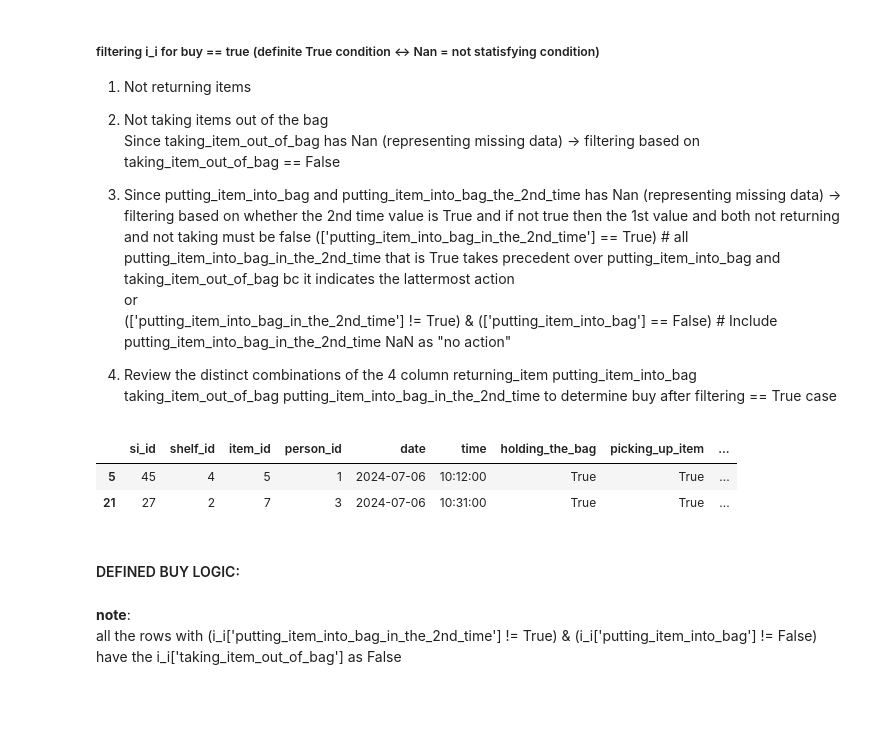
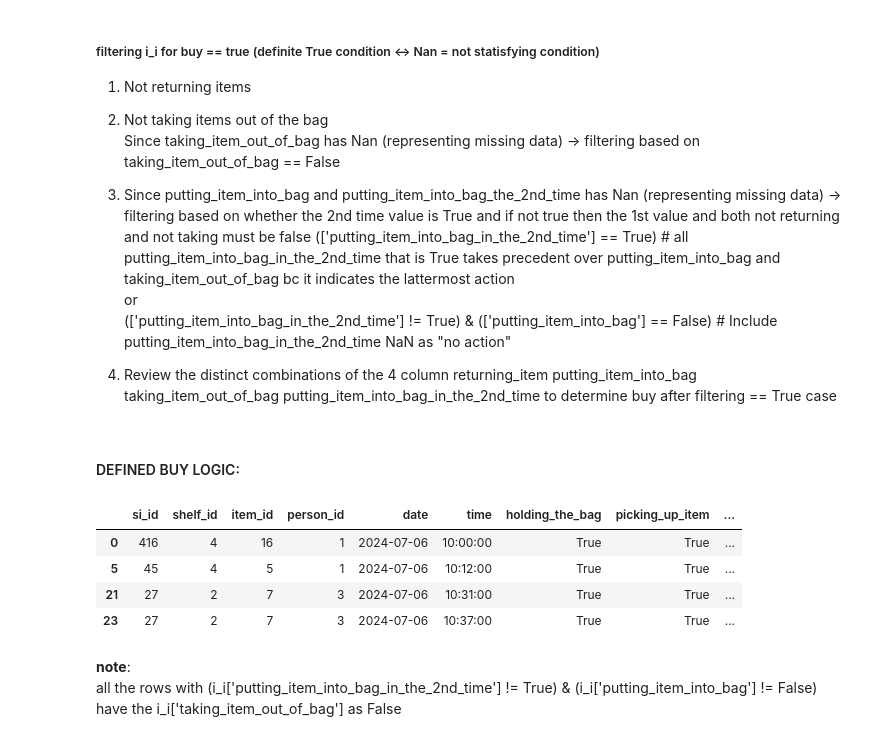
Before and after one commit to tranttha/ftu_ds_comp, a Jupyter notebook: EDA_cleaning.ipynb, the cells around one changed output. Saved outputs shown, nothing was run; the diff lists cells and outputs as text; code cells hidden in the pictures; blank space fills up the shorter version.

```diff
--- a/EDA_cleaning.ipynb
+++ b/EDA_cleaning.ipynb
@@ -321,37 +341,39 @@ logic of buy = Mặt hàng được xem là “được mua” khi mặt hàng
 
 4. Review the distinct combinations of the 4 column returning_item	putting_item_into_bag	taking_item_out_of_bag	putting_item_into_bag_in_the_2nd_time	to determine buy after filtering == True case
 # %%
-buy=i_i[i_i['returning_item']==False] # NO RETURN ACTION: 8698 out of 15394
-buy=buy[buy['taking_item_out_of_bag'] != True] # NO TAKING_OUT ACTION 5399 out of 8698 (630 taking_out na)
-# buy = buy[
-#     ((buy['putting_item_into_bag'] == True) | (buy['putting_item_into_bag'].isna())) &  # Include NaN as "no action"
-#     ((buy['putting_item_into_bag_in_the_2nd_time'] == True) | (buy['putting_item_into_bag_in_the_2nd_time'].isna()))  # Include NaN as "no action"
-# ]
-buy=buy[
-    (buy['putting_item_into_bag'] != False ) & (buy['putting_item_into_bag_in_the_2nd_time'] != False ) ] # NO 2 FALSE PUT ACTION 2045 out of 5399
+# buy=i_i[i_i['returning_item']==False] # NO RETURN ACTION: 8698 out of 15394
+# buy=buy[buy['taking_item_out_of_bag'] != True] # NO TAKING_OUT ACTION 5399 out of 8698 (630 taking_out na)
+# # buy = buy[
+# #     ((buy['putting_item_into_bag'] == True) | (buy['putting_item_into_bag'].isna())) &  # Include NaN as "no action"
+# #     ((buy['putting_item_into_bag_in_the_2nd_time'] == True) | (buy['putting_item_into_bag_in_the_2nd_time'].isna()))  # Include NaN as "no action"
+# # ]
+# buy=buy[
+#     (buy['putting_item_into_bag'] != False ) & (buy['putting_item_into_bag_in_the_2nd_time'] != False ) ] # NO 2 FALSE PUT ACTION 2045 out of 5399
 
-buy.drop_duplicates(subset=['putting_item_into_bag', 'taking_item_out_of_bag','putting_item_into_bag_in_the_2nd_time'])
+# buy.drop_duplicates(subset=['putting_item_into_bag', 'taking_item_out_of_bag','putting_item_into_bag_in_the_2nd_time'])
-# %% [output]
-|  | si_id | shelf_id | item_id | person_id | date | time | holding_the_bag | picking_up_item | ... |
-| 5 | 45 | 4 | 5 | 1 | 2024-07-06 | 10:12:00 | True | True | ... |
-| 21 | 27 | 2 | 7 | 3 | 2024-07-06 | 10:31:00 | True | True | ... |
 # %% [markdown]
 #### DEFINED BUY LOGIC:
 # %%
 buy=i_i[(
   (i_i['returning_item']==False) &
   (i_i['taking_item_out_of_bag'] == False) &
   (
     (
       (i_i['putting_item_into_bag_in_the_2nd_time'] == True) # all putting_item_into_bag_in_the_2nd_time that is True takes precedent over putting_item_into_bag and taking_item_out_of_bag bc it indicates the lattermost action
     ) |
     (
-      (i_i['putting_item_into_bag_in_the_2nd_time'] != True) &
-      (i_i['putting_item_into_bag'] ==True) # & (i_i['taking_item_out_of_bag'] == False)# Include NaN as "no action"
+      (i_i['putting_item_into_bag_in_the_2nd_time'] != True) & # putting_item_into_bag_in_the_2nd_time =[False & Nan NaN as "no action"]
+      (i_i['putting_item_into_bag'] ==True) & (i_i['taking_item_out_of_bag'] == False)
       )
   )
  )]
-# buy.index.to_list()
+buy.drop_duplicates(subset=['returning_item','putting_item_into_bag', 'taking_item_out_of_bag','putting_item_into_bag_in_the_2nd_time'])
+# %% [output]
+|  | si_id | shelf_id | item_id | person_id | date | time | holding_the_bag | picking_up_item | ... |
+| 0 | 416 | 4 | 16 | 1 | 2024-07-06 | 10:00:00 | True | True | ... |
+| 5 | 45 | 4 | 5 | 1 | 2024-07-06 | 10:12:00 | True | True | ... |
+| 21 | 27 | 2 | 7 | 3 | 2024-07-06 | 10:31:00 | True | True | ... |
+| 23 | 27 | 2 | 7 | 3 | 2024-07-06 | 10:37:00 | True | True | ... |
 # %% [markdown]
 **note**:
 all the rows with (i_i['putting_item_into_bag_in_the_2nd_time'] != True) & (i_i['putting_item_into_bag'] != False) have the i_i['taking_item_out_of_bag'] as False
```
Also changed, not shown: parts of 20 cells of this notebook, 2 other files.
